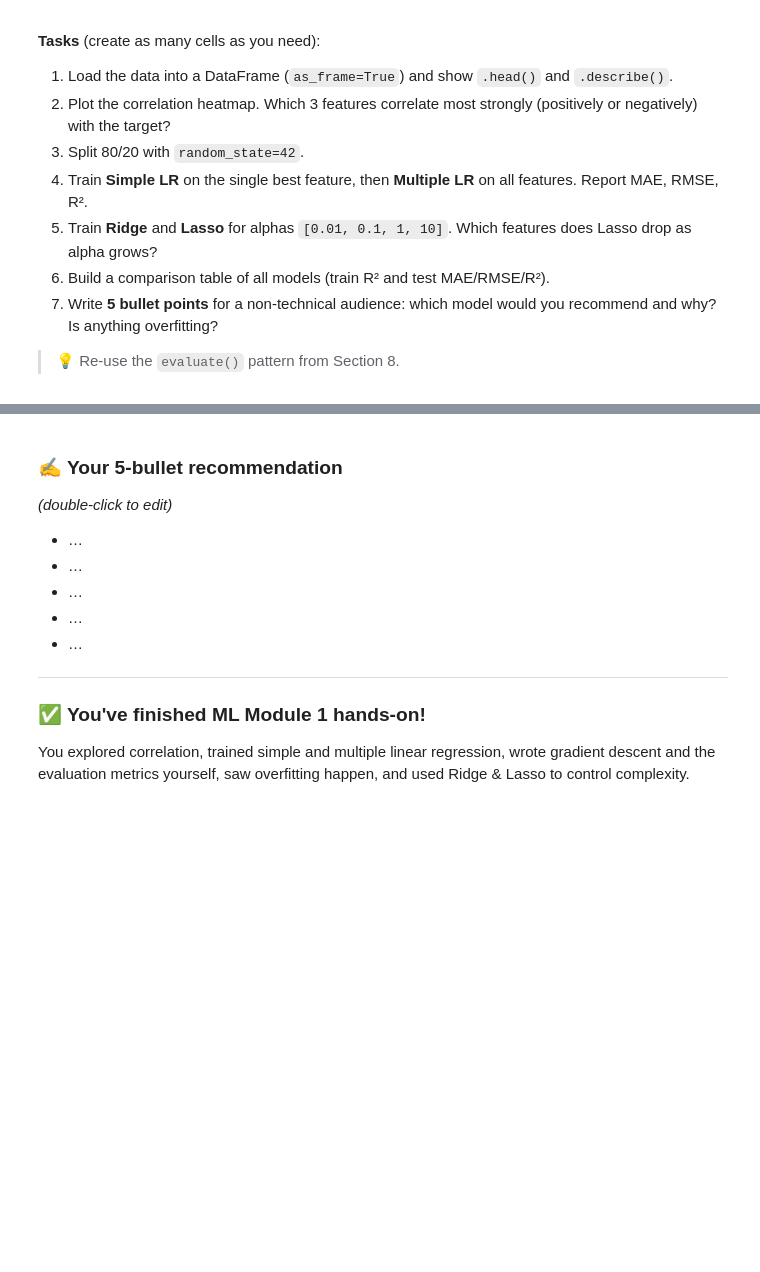
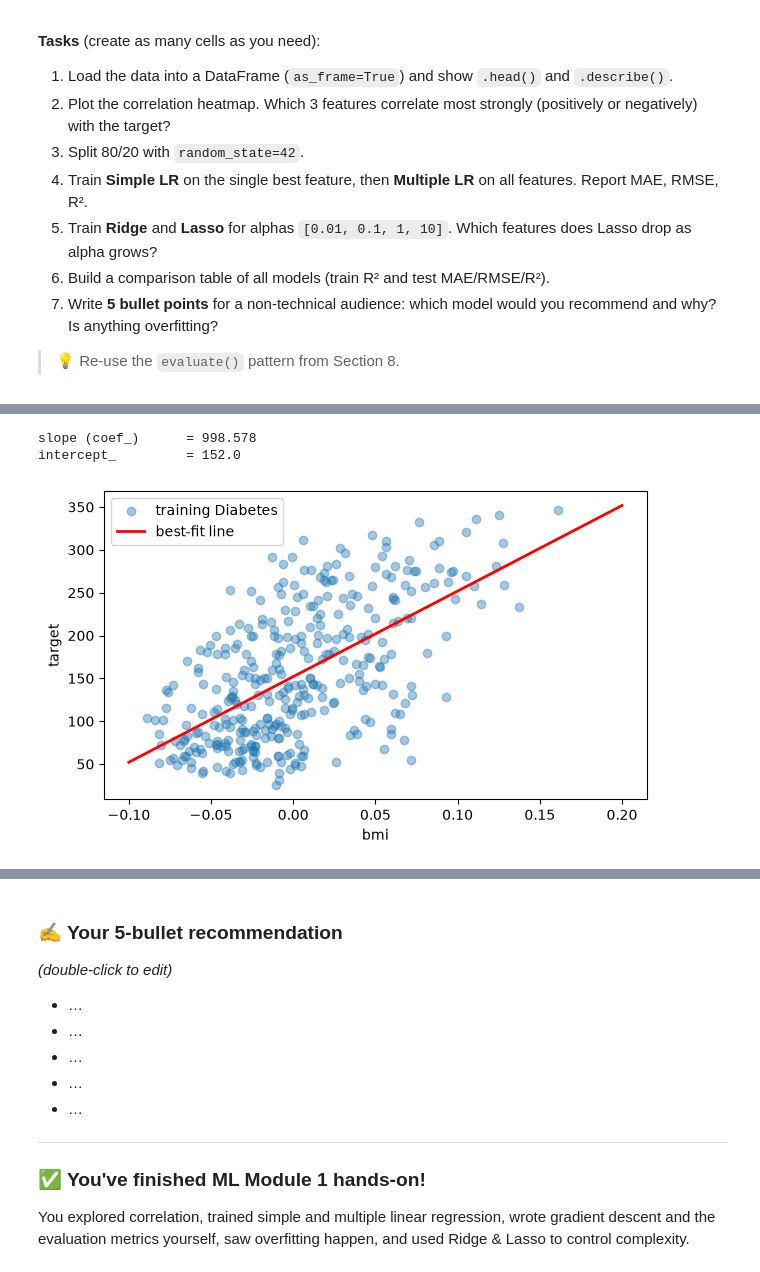
Before and after one commit to t-itc/ML_training_2026, a Jupyter notebook: TMB_ML_Module1_Regression.ipynb, the cells around one changed output, grey strips where cells are left out. Cells and saved outputs as stored; diff of their text form; code cells hidden in the pictures; blank space fills up the shorter version.

```diff
--- a/TMB_ML_Module1_Regression.ipynb
+++ b/TMB_ML_Module1_Regression.ipynb
@@ -450,0 +664,19 @@ diab.head()
+# %%
+X_simple = diab[["bmi"]]          # double brackets → a 2-D table
+y = diab["target"]
+Xs_train, Xs_test, ys_train, ys_test = train_test_split(X_simple, y, test_size=0.2, random_state=42)
+
+simple = LinearRegression()
+simple.fit(Xs_train, ys_train)
+
+print(f"slope (coef_)      = {simple.coef_[0]:.3f}")
+print(f"intercept_         = {simple.intercept_:.1f}")
+
+plt.scatter(Xs_train, ys_train, alpha=0.4, label="training Diabetes")
+xx = np.linspace(-0.1, 0.2, 25).reshape(-1, 1)
+plt.plot(xx, simple.predict(pd.DataFrame(xx, columns=["bmi"])), "r", lw=2, label="best-fit line")
+plt.xlabel("bmi"); plt.ylabel("target"); plt.legend(); plt.show()
+# %% [output]
+slope (coef_)      = 998.578
+intercept_         = 152.0
+[figure, added]
```
Also changed, not shown: parts of 29 cells of this notebook.
